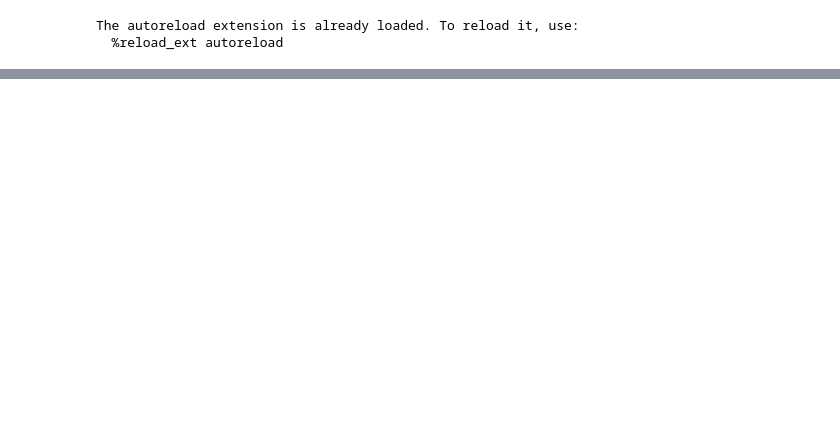
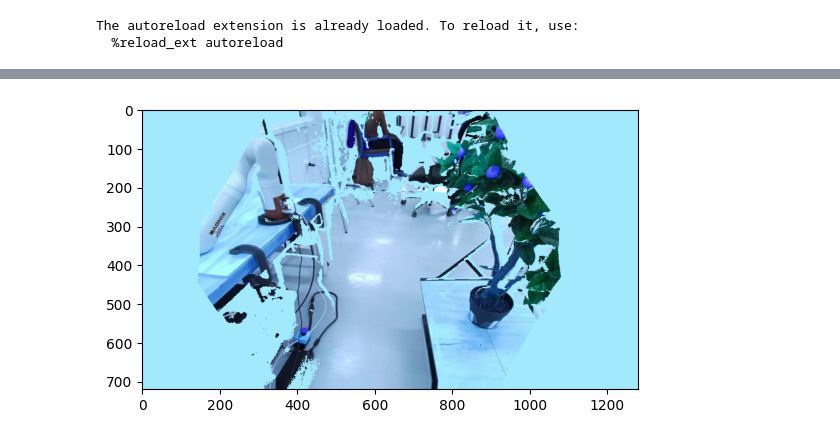
Before and after one commit to ShaoxiongYao/illumiGrad, a Jupyter notebook: exp_calibration.ipynb, the cells around one changed output, grey strips where cells are left out. Cells and saved outputs as stored; diff of their text form; code cells hidden in the pictures; blank space fills up the shorter version.

```diff
--- a/exp_calibration.ipynb
+++ b/exp_calibration.ipynb
@@ -100,0 +116,7 @@ plt.imshow(img)
+# %%
+predImg = predColor.detach().numpy()
+predImg = predImg[0, :, :, :].transpose(1, 2, 0)
+predImg = np.round(predImg).astype(int)
+_ = plt.imshow(predImg)
+# %% [output]
+[figure, added]
```
Also changed, not shown: parts of 14 cells of this notebook.
